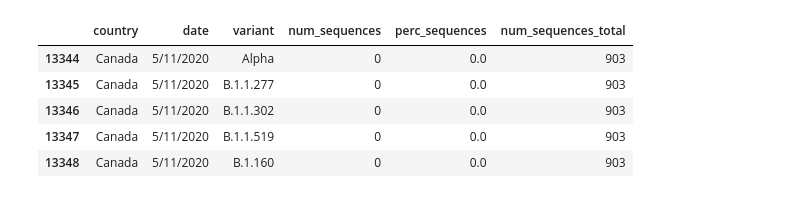
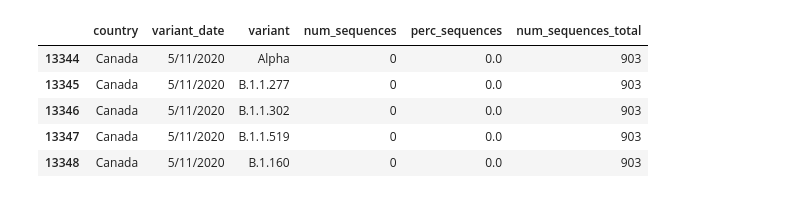
Before and after one commit to ranusuri/Team-A-Project-1, a Jupyter notebook: radhika_a/Covid_data_Radhika.ipynb, the cells around one changed output. Cells and saved outputs as stored; diff of their text form; code cells hidden in the pictures.

```diff
--- a/radhika_a/Covid_data_Radhika.ipynb
+++ b/radhika_a/Covid_data_Radhika.ipynb
@@ -7,13 +14,18 @@ import pandas as pd
 # %%
 
 variants_df = pd.read_csv('covid-variants.csv')
-variants_df.rename(columns={'location':'country'},inplace=True)
-variants_df
+variants_df.rename(columns={'location':'country','date':'variant_date'},inplace=True)
+
 
 countries_6_variants_df = variants_df.loc[variants_df['country'].isin(['United States','Canada','Germany','India','Japan','Sweden'])]
+
+#df['DOB1'] = df['DOB'].dt.strftime('%m/%d/%Y')
+#countries_6_variants_df['date'] = pd.to_datetime(countries_6_variants_df['date'],format ='%Y%m%d')
+#countries_6_variants_df['date'] = countries_6_variants_df['date'].dt.strftime('%m/%d/%Y')
+
 countries_6_variants_df.head()
 # %% [output]
-|  | country | date | variant | num_sequences | perc_sequences | num_sequences_total |
+|  | country | variant_date | variant | num_sequences | perc_sequences | num_sequences_total |
 | 13344 | Canada | 5/11/2020 | Alpha | 0 | 0.0 | 903 |
 | 13345 | Canada | 5/11/2020 | B.1.1.277 | 0 | 0.0 | 903 |
 | 13346 | Canada | 5/11/2020 | B.1.1.302 | 0 | 0.0 | 903 |
```
Also changed, not shown: parts of 7 cells of this notebook, 2 other files.
